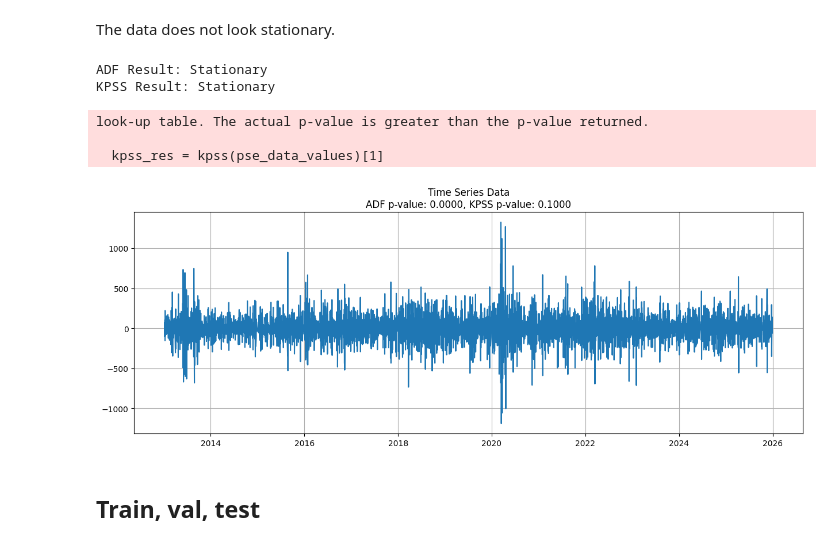
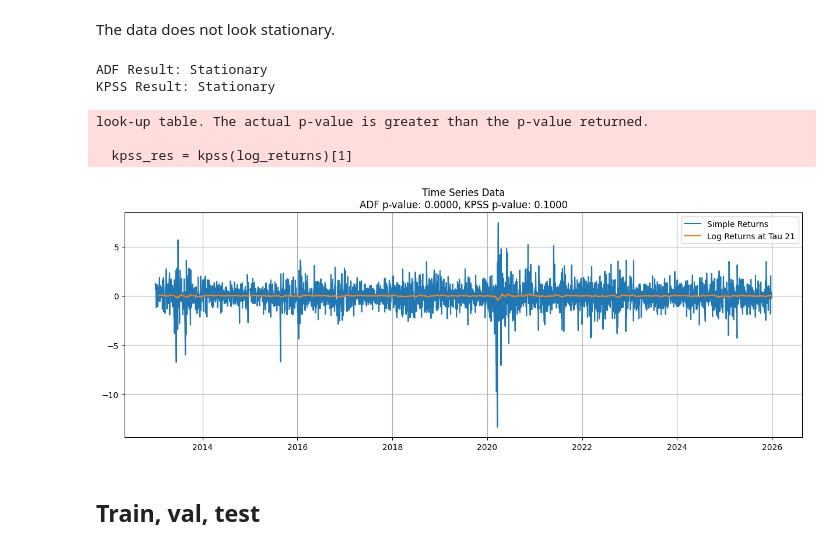
Before and after one commit to donnafaithhh/GARCH-PSEi, a Jupyter notebook: simulation.ipynb, the cells around one changed output. Cells and saved outputs as stored; diff of their text form; code cells hidden in the pictures.

```diff
--- a/simulation.ipynb
+++ b/simulation.ipynb
@@ -134,31 +115,35 @@ plt.show()
 # %% [markdown]
 The data does not look stationary.
 # %%
-# turn to stationary
-pse_data_diff = pse_data.diff(1)
-pse_data_values = pse_data_diff['PSEI.PS'].dropna()
+# get log returns
+tau_val = 21
+log_returns = np.log(pse_data['PSEI.PS']).diff(tau_val).dropna()
+simple_returns = 100 * pse_data.pct_change().dropna()
+pse_data_volatility = log_returns.rolling(window=2).std()
 
 # checking for stationarity
 p_value = 0.05
-adf_res = adfuller(pse_data_values)[1]
-kpss_res = kpss(pse_data_values)[1]
+adf_res = adfuller(log_returns)[1]
+kpss_res = kpss(log_returns)[1]
 
 print("ADF Result:", "Stationary" if adf_res < p_value else "Not Stationary")
 print("KPSS Result:", "Stationary" if kpss_res > p_value else "Not Stationary")
 
 # plotting
 plt.figure(figsize=(15, 5))
-plt.plot(pse_data_values)
+plt.plot(simple_returns, label='Simple Returns')
+plt.plot(log_returns, label=f'Log Returns at Tau {tau_val}')
 plt.title(f"Time Series Data\nADF p-value: {adf_res:.4f}, KPSS p-value: {kpss_res:.4f}")
 plt.grid(True)
+plt.legend()
 plt.show()
 # %% [output]
 ADF Result: Stationary
 KPSS Result: Stationary
 look-up table. The actual p-value is greater than the p-value returned.
 
-  kpss_res = kpss(pse_data_values)[1]
+  kpss_res = kpss(log_returns)[1]
-[figure, old version]
+[figure, new version]
 # %% [markdown]
 ## Train, val, test
 # %%
```
Also changed, not shown: parts of 14 cells of this notebook.
